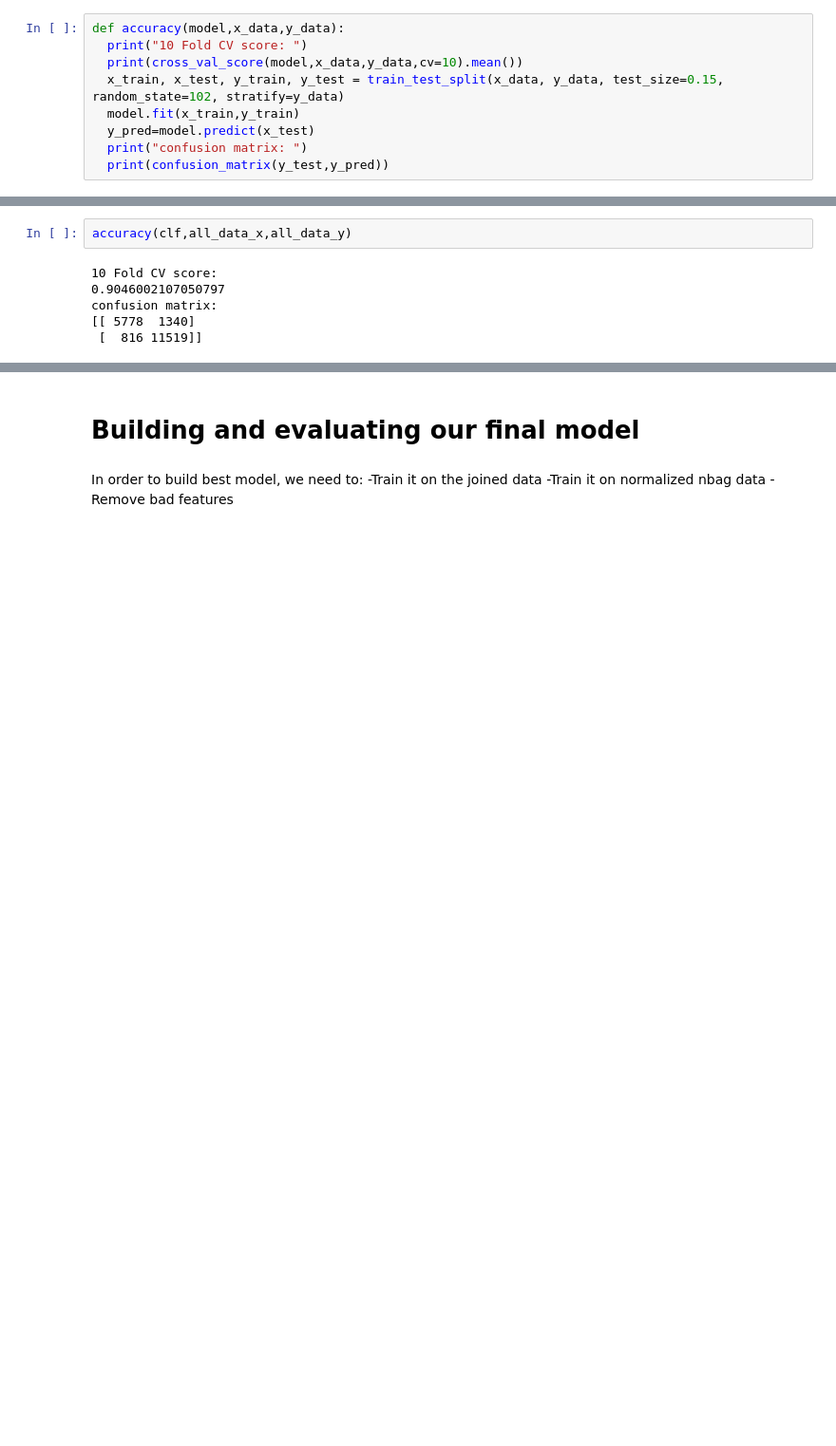
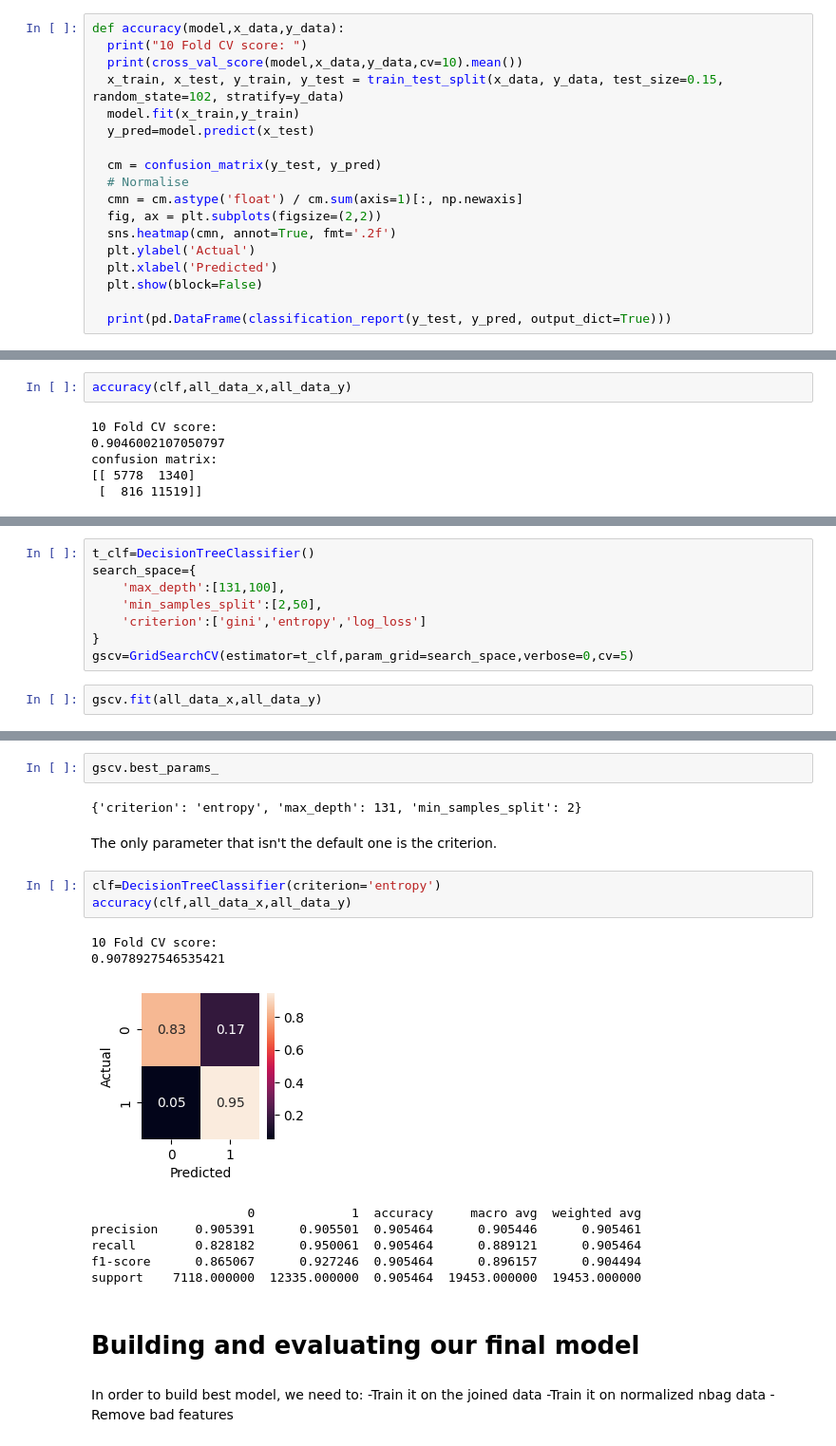
Before and after one commit to DanickCarrier/ml_commercial_detection, a Jupyter notebook: msci-446-submission.ipynb, the cells around one changed output, grey strips where cells are left out. Shown at 95% size. Cells and saved outputs as stored; diff of their text form; blank space fills up the shorter version.

```diff
--- a/msci-446-submission.ipynb
+++ b/msci-446-submission.ipynb
@@ -250,8 +251,17 @@ def accuracy(model,x_data,y_data):
   x_train, x_test, y_train, y_test = train_test_split(x_data, y_data, test_size=0.15, random_state=102, stratify=y_data)
   model.fit(x_train,y_train)
   y_pred=model.predict(x_test)
-  print("confusion matrix: ")
-  print(confusion_matrix(y_test,y_pred))
+
+  cm = confusion_matrix(y_test, y_pred)
+  # Normalise
+  cmn = cm.astype('float') / cm.sum(axis=1)[:, np.newaxis]
+  fig, ax = plt.subplots(figsize=(2,2))
+  sns.heatmap(cmn, annot=True, fmt='.2f')
+  plt.ylabel('Actual')
+  plt.xlabel('Predicted')
+  plt.show(block=False)
+
+  print(pd.DataFrame(classification_report(y_test, y_pred, output_dict=True)))
 # %% [markdown]
 #### Non Bag of words
 # %%
@@ -479,0 +501,10 @@ confusion matrix:
+# %%
+t_clf=DecisionTreeClassifier()
+search_space={
+    'max_depth':[131,100],
+    'min_samples_split':[2,50],
+    'criterion':['gini','entropy','log_loss']
+}
+gscv=GridSearchCV(estimator=t_clf,param_grid=search_space,verbose=0,cv=5)
+# %%
+gscv.fit(all_data_x,all_data_y)
@@ -480,3 +516,21 @@ confusion matrix:
+# %%
+gscv.best_params_
+# %% [output]
+{'criterion': 'entropy', 'max_depth': 131, 'min_samples_split': 2}
+# %% [markdown]
+The only parameter that isn't the default one is the criterion.
+# %%
+clf=DecisionTreeClassifier(criterion='entropy')
+accuracy(clf,all_data_x,all_data_y)
+# %% [output]
+10 Fold CV score:
+0.9078927546535421
+[figure, added]
+                     0             1  accuracy     macro avg  weighted avg
+precision     0.905391      0.905501  0.905464      0.905446      0.905461
+recall        0.828182      0.950061  0.905464      0.889121      0.905464
+f1-score      0.865067      0.927246  0.905464      0.896157      0.904494
+support    7118.000000  12335.000000  0.905464  19453.000000  19453.000000
 # %% [markdown]
 # Building and evaluating our final model
 # %% [markdown]
```
Also changed, not shown: parts of 6 cells of this notebook, 1 other file.
